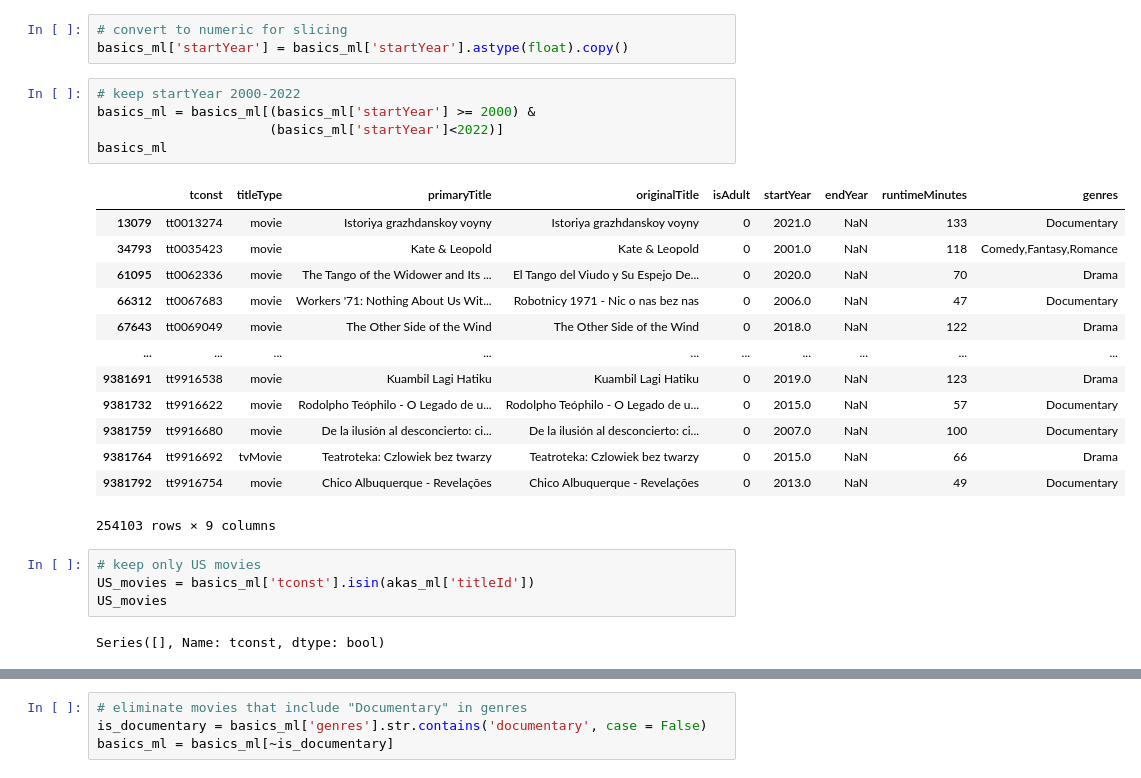
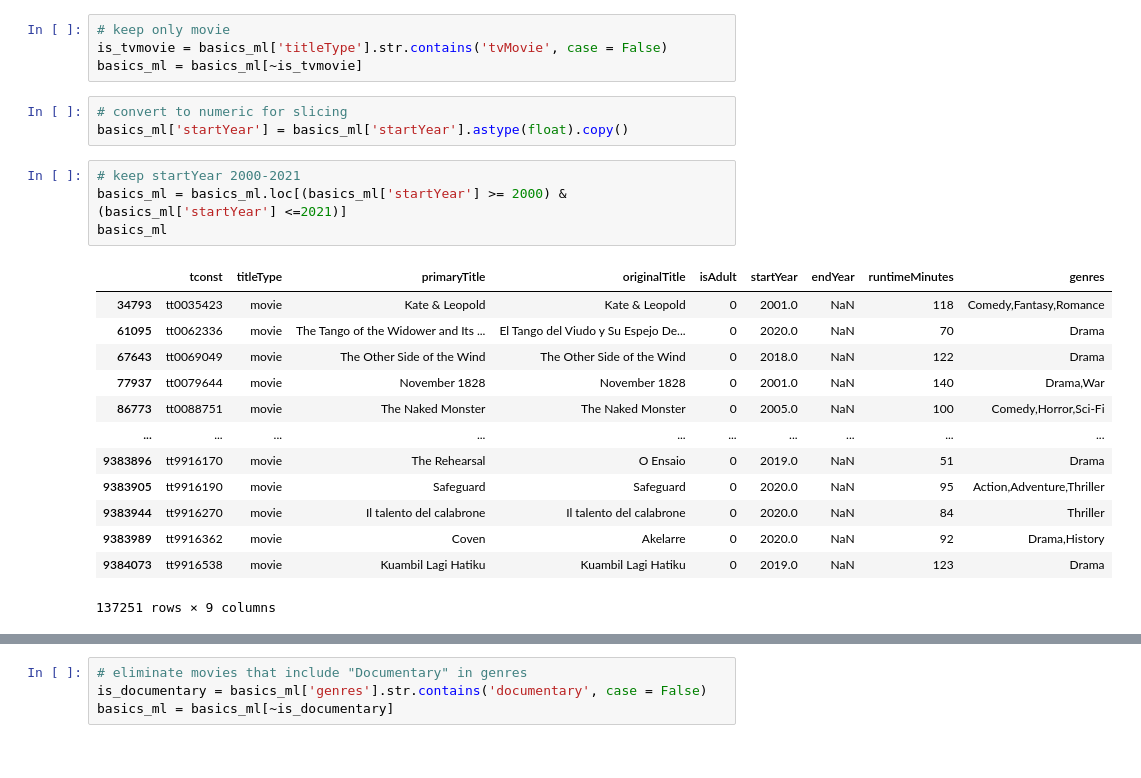
Before and after one commit to shellymduncan/Projec-3-TMDB, a Jupyter notebook: Project 3 - IMDB - Movie.ipynb, the cells around one changed output, grey strips where cells are left out. Cells and saved outputs as stored; diff of their text form.

```diff
--- a/Project 3 - IMDB - Movie.ipynb
+++ b/Project 3 - IMDB - Movie.ipynb
@@ -93,28 +98,25 @@ basics_ml.head()
+# %%
+# keep only movie
+is_tvmovie = basics_ml['titleType'].str.contains('tvMovie', case = False)
+basics_ml = basics_ml[~is_tvmovie]
 # %%
 # convert to numeric for slicing
 basics_ml['startYear'] = basics_ml['startYear'].astype(float).copy()
 # %%
-# keep startYear 2000-2022
-basics_ml = basics_ml[(basics_ml['startYear'] >= 2000) &
-                      (basics_ml['startYear']<2022)]
+# keep startYear 2000-2021
+basics_ml = basics_ml.loc[(basics_ml['startYear'] >= 2000) & (basics_ml['startYear'] <=2021)]
 basics_ml
 # %% [output]
 |  | tconst | titleType | primaryTitle | originalTitle | isAdult | startYear | endYear | runtimeMinutes | genres |
-| 13079 | tt0013274 | movie | Istoriya grazhdanskoy voyny | Istoriya grazhdanskoy voyny | 0 | 2021.0 | NaN | 133 | Documentary |
 | 34793 | tt0035423 | movie | Kate & Leopold | Kate & Leopold | 0 | 2001.0 | NaN | 118 | Comedy,Fantasy,Romance |
 | 61095 | tt0062336 | movie | The Tango of the Widower and Its ... | El Tango del Viudo y Su Espejo De... | 0 | 2020.0 | NaN | 70 | Drama |
-| 66312 | tt0067683 | movie | Workers '71: Nothing About Us Wit... | Robotnicy 1971 - Nic o nas bez nas | 0 | 2006.0 | NaN | 47 | Documentary |
 | 67643 | tt0069049 | movie | The Other Side of the Wind | The Other Side of the Wind | 0 | 2018.0 | NaN | 122 | Drama |
+| 77937 | tt0079644 | movie | November 1828 | November 1828 | 0 | 2001.0 | NaN | 140 | Drama,War |
+| 86773 | tt0088751 | movie | The Naked Monster | The Naked Monster | 0 | 2005.0 | NaN | 100 | Comedy,Horror,Sci-Fi |
 | ... | ... | ... | ... | ... | ... | ... | ... | ... | ... |
-| 9381691 | tt9916538 | movie | Kuambil Lagi Hatiku | Kuambil Lagi Hatiku | 0 | 2019.0 | NaN | 123 | Drama |
-| 9381732 | tt9916622 | movie | Rodolpho Teóphilo - O Legado de u... | Rodolpho Teóphilo - O Legado de u... | 0 | 2015.0 | NaN | 57 | Documentary |
-| 9381759 | tt9916680 | movie | De la ilusión al desconcierto: ci... | De la ilusión al desconcierto: ci... | 0 | 2007.0 | NaN | 100 | Documentary |
-| 9381764 | tt9916692 | tvMovie | Teatroteka: Czlowiek bez twarzy | Teatroteka: Czlowiek bez twarzy | 0 | 2015.0 | NaN | 66 | Drama |
-| 9381792 | tt9916754 | movie | Chico Albuquerque - Revelações | Chico Albuquerque - Revelações | 0 | 2013.0 | NaN | 49 | Documentary |
+| 9383896 | tt9916170 | movie | The Rehearsal | O Ensaio | 0 | 2019.0 | NaN | 51 | Drama |
+| 9383905 | tt9916190 | movie | Safeguard | Safeguard | 0 | 2020.0 | NaN | 95 | Action,Adventure,Thriller |
+| 9383944 | tt9916270 | movie | Il talento del calabrone | Il talento del calabrone | 0 | 2020.0 | NaN | 84 | Thriller |
+| 9383989 | tt9916362 | movie | Coven | Akelarre | 0 | 2020.0 | NaN | 92 | Drama,History |
+| 9384073 | tt9916538 | movie | Kuambil Lagi Hatiku | Kuambil Lagi Hatiku | 0 | 2019.0 | NaN | 123 | Drama |
-254103 rows × 9 columns
+137251 rows × 9 columns
-# %%
-# keep only US movies
-US_movies = basics_ml['tconst'].isin(akas_ml['titleId'])
-US_movies
-# %% [output]
-Series([], Name: tconst, dtype: bool)
```
Also changed, not shown: parts of 19 cells of this notebook, 1 other file.
